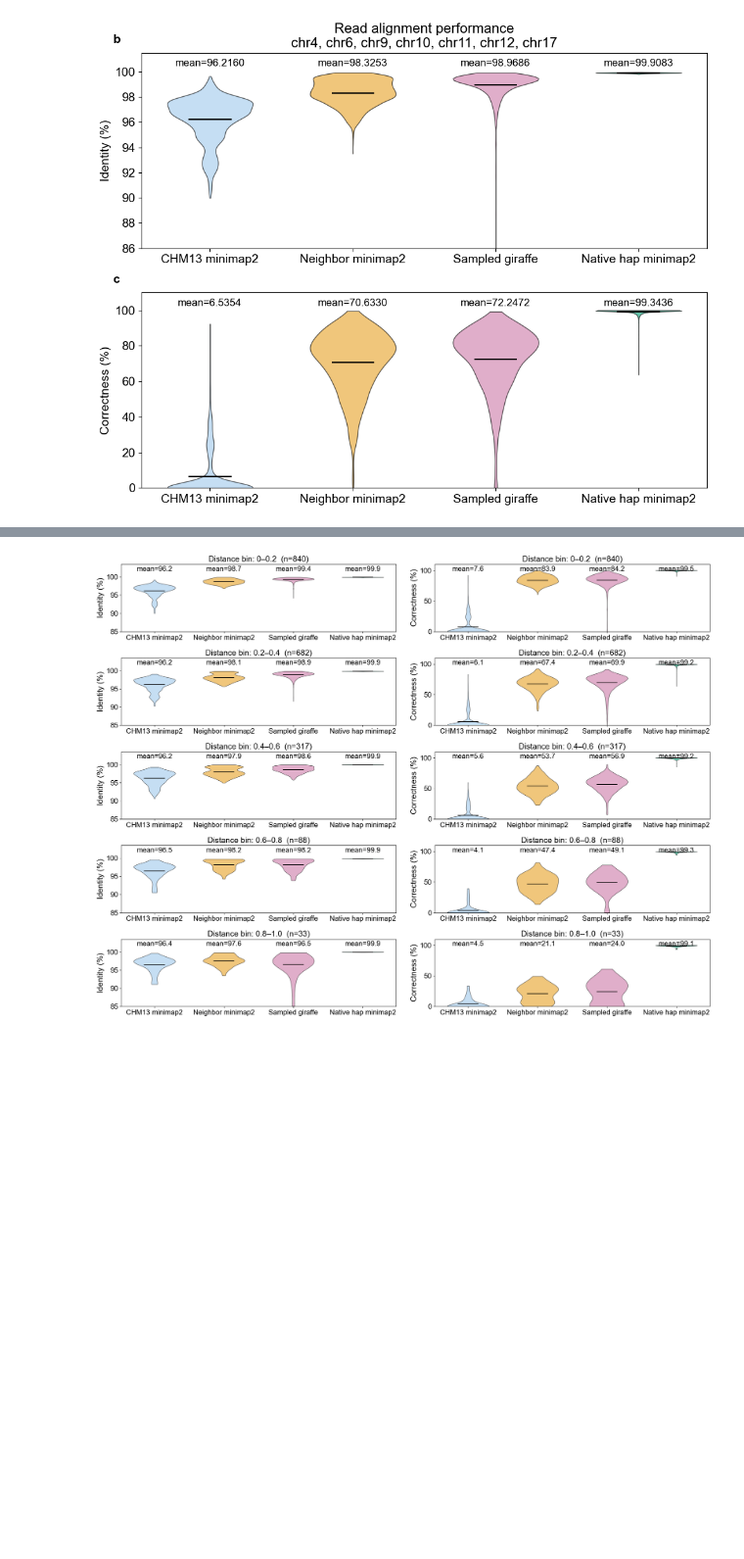
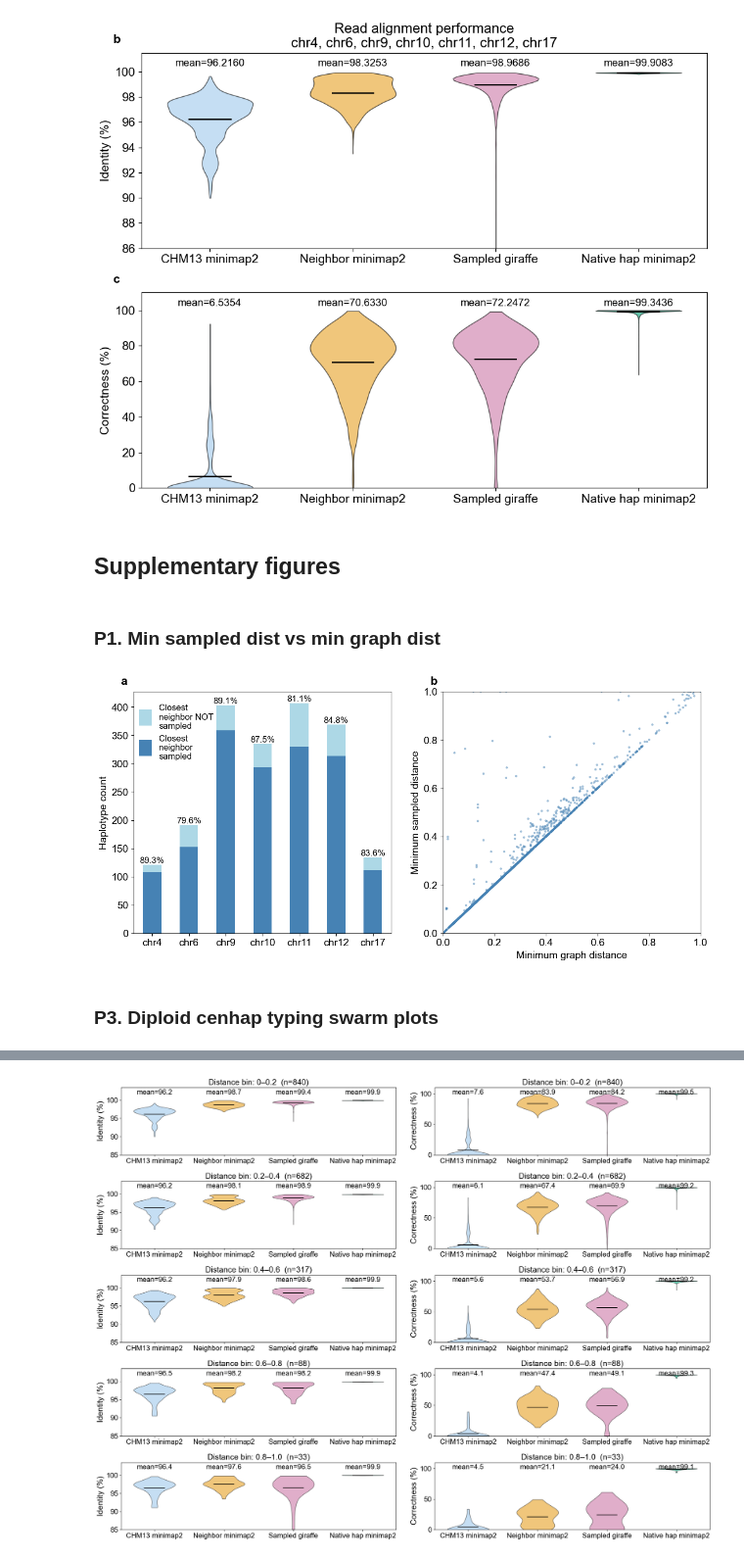
Before and after one commit to miramastoras/centrolign_analysis, a Jupyter notebook: analysis_notes/release2_QC_v2/notebooks/Fig5_pangenome_figures.ipynb, the cells around one changed output, grey strips where cells are left out. Shown at 98% size. Drawn from its saved outputs; the diff is of its cells as text; code cells hidden in the pictures; blank space fills up the shorter version.

Commit message:
update plots

```diff
--- a/analysis_notes/release2_QC_v2/notebooks/Fig5_pangenome_figures.ipynb
+++ b/analysis_notes/release2_QC_v2/notebooks/Fig5_pangenome_figures.ipynb
@@ -13,3 +13,6 @@ df = pd.read_csv(
 )
 #for col in df.columns:
     #print(col)
+# %%
+for col in df.columns:
+    print(col)
@@ -195,3 +216,70 @@ fig.tight_layout()
 plt.show()
 # %% [output]
 [figure]
+# %% [markdown]
+## Supplementary figures
+# %% [markdown]
+### P1. Min sampled dist vs min graph dist
+# %%
+import pandas as pd
+import matplotlib.pyplot as plt
+from matplotlib.patches import Patch
+
+plt.rcParams['font.family'] = 'Arial'
+
+df['distance_diff'] = df['Minimum graph distance'] - df['Minimum sampled distance']
+df['diff_category'] = df['distance_diff'].abs().apply(lambda x: 'zero' if x == 0 else 'greater than zero')
+
+# Count per chromosome and category
+counts = df.groupby(['Chromosome', 'diff_category']).size().unstack(fill_value=0)
+for col in ['zero', 'greater than zero']:
+    if col not in counts.columns:
+        counts[col] = 0
+
+chrom_order = sorted(counts.index, key=lambda x: (
+    int(x.replace('chr','')) if x.replace('chr','').isdigit() else float('inf'), x
+))
+counts = counts.loc[chrom_order]
+
+fig, (ax1, ax2) = plt.subplots(1, 2, figsize=(14, 6), gridspec_kw={'wspace': 0.2})
+
+# --- Left: stacked bar ---
+counts['zero'].plot(kind='bar', ax=ax1, color='steelblue')
+counts['greater than zero'].plot(kind='bar', ax=ax1, bottom=counts['zero'], color='lightblue')
+ax1.set_ylabel('Haplotype count', fontsize=14)
+ax1.set_xlabel("")
+ax1.tick_params(labelsize=14)
+ax1.set_xticklabels(counts.index, rotation=0, ha='center', fontsize=14)
+
+# Percent labels on top of each bar
+total = counts['zero'] + counts['greater than zero']
+pct = (counts['zero'] / total * 100).round(1)
+for i, (val, tot, p) in enumerate(zip(counts['zero'], total, pct)):
+    ax1.text(i, tot + 0.5, f'{p}%', ha='center', va='bottom', fontsize=12, color='black')
+
+legend_elements = [Patch(facecolor='steelblue', label='Closest \nneighbor \nsampled'),
+                   Patch(facecolor='lightblue', label='Closest \nneighbor NOT \nsampled')]
+legend = ax1.legend(handles=legend_elements[::-1], fontsize=12, loc='upper left',
+                    frameon=False, bbox_to_anchor=(-0.01, 0.98),
+                    handlelength=1.5, handleheight=2.5)
+
+# --- Right: scatter ---
+ax2.scatter(df['Minimum graph distance'], df['Minimum sampled distance'],
+            s=10, alpha=0.5, color='steelblue', edgecolors='none')
+ax2.set_xlabel("Minimum graph distance", fontsize=14)
+ax2.set_ylabel("Minimum sampled distance", fontsize=14)
+ax2.tick_params(labelsize=14)
+ax2.set_xlim(0, 1)
+ax2.set_ylim(0, 1)
+
+# Panel labels
+for ax, label in zip([ax1, ax2], ['a', 'b']):
+    ax.text(-0.05, 1.02, label, transform=ax.transAxes,
+            fontsize=16, fontweight='bold', va='bottom', ha='left', fontfamily='Arial')
+
+plt.tight_layout()
+plt.savefig('/private/groups/patenlab/mira/Sec5_Sup_P1.png', dpi=600, bbox_inches='tight')
+plt.savefig('/private/groups/patenlab/mira/Sec5_Sup_P1.svg', bbox_inches='tight')
+plt.show()
+# %% [output]
+[figure, added]
@@ -197,0 +304,2 @@ plt.show()
+# %% [markdown]
+### P3. Diploid cenhap typing swarm plots
```
Also changed, not shown: parts of 14 cells of this notebook, 2 other files.
